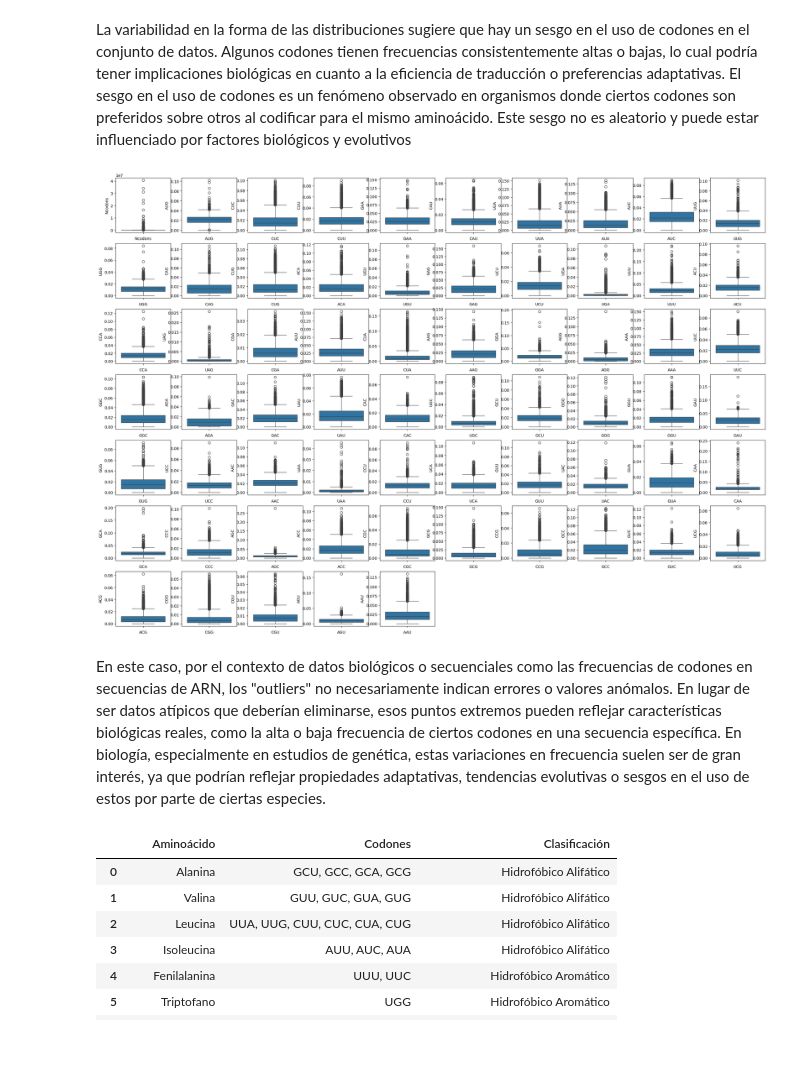
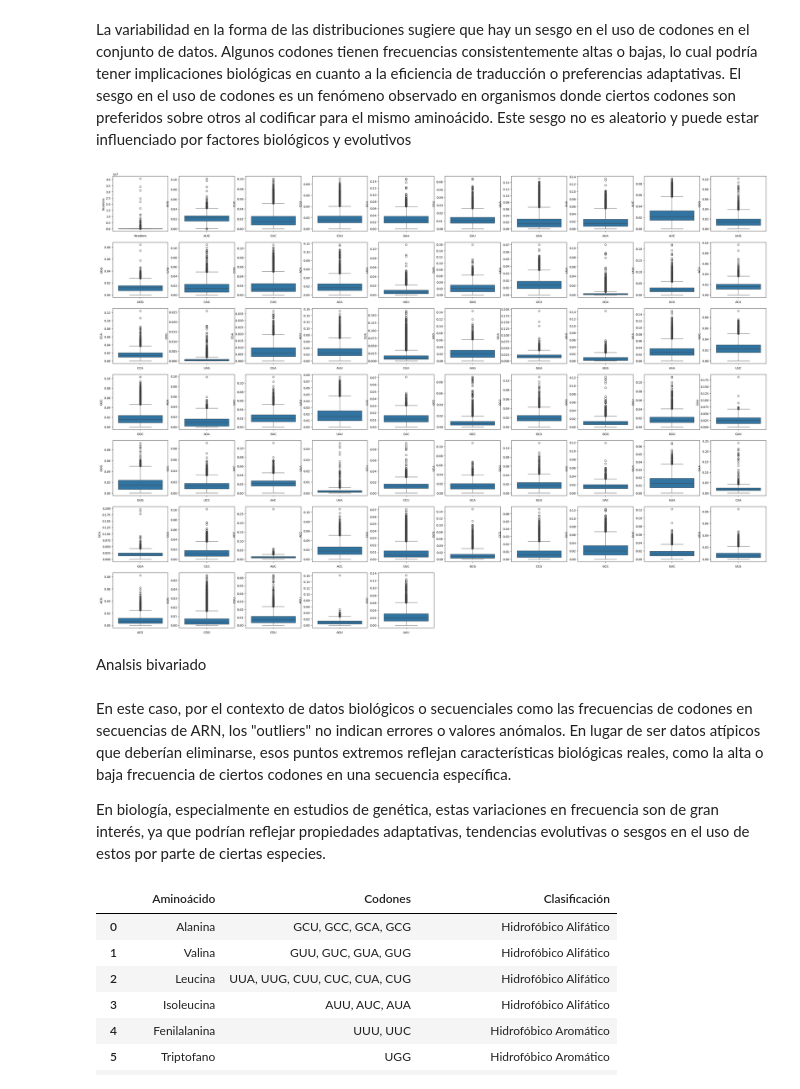
Before and after one commit to esconjaureguy/codon_usage, a Jupyter notebook: codon_usage.ipynb, the cells around one changed output. Drawn from its saved outputs; the diff is of its cells as text; code cells hidden in the pictures; blank space fills up the shorter version.

```diff
--- a/codon_usage.ipynb
+++ b/codon_usage.ipynb
@@ -528,7 +519,7 @@ El data set no swe encuetra equilibrado. Impl,ementar estrategias para equilibra
 # %%
 #equilibro el data set agrupando columnas
 # Definir los valores a reemplazar
-valores_a_reemplazar1 = ['pri', 'rod', 'mam']
+valores_a_reemplazar1 = ['pri', 'rod', 'mam','ani']
 valores_a_reemplazar2 = ['phg']
 valores_a_reemplazar3 = ['arc','plm']
 # Reemplazar los valores
@@ -562,20 +553,24 @@ plt.show()
 La variabilidad en la forma de las distribuciones sugiere que hay un sesgo en el uso de codones en el conjunto de datos. Algunos codones tienen frecuencias consistentemente altas o bajas, lo cual podría tener implicaciones biológicas en cuanto a la eficiencia de traducción o preferencias adaptativas. El sesgo en el uso de codones  es un fenómeno observado en organismos donde ciertos codones son preferidos sobre otros al codificar para el mismo aminoácido. Este sesgo no es aleatorio y puede estar influenciado por factores biológicos y evolutivos
 # %%
 #visualización de la frecuencias de codones en secuencias de ARN
-plt.figure(figsize = (30, 30))
+plt.figure(figsize = (40, 40))
 Ngrafico = 1
 for columna in DF_final:
     if Ngrafico <= 65:
         ax = plt.subplot(10, 10, Ngrafico)
         sns.boxplot(data=DF_final, y=columna)
         plt.xlabel(columna, fontsize = 10)
 
     Ngrafico += 1
 plt.show()
 # %% [output]
-[figure, old version]
+[figure, new version]
+# %% [markdown]
+Analsis bivariado
 # %% [markdown]
-En este caso,  por el contexto de datos biológicos o secuenciales como las frecuencias de codones en secuencias de ARN, los "outliers" no necesariamente indican errores o valores anómalos. En lugar de ser datos atípicos que deberían eliminarse, esos puntos extremos pueden reflejar características biológicas reales, como la alta o baja frecuencia de ciertos codones en una secuencia específica. En biología, especialmente en estudios de genética, estas variaciones en frecuencia suelen ser de gran interés, ya que podrían reflejar propiedades adaptativas, tendencias evolutivas o sesgos en el uso de estos por parte de ciertas especies.
+En este caso,  por el contexto de datos biológicos o secuenciales como las frecuencias de codones en secuencias de ARN, los "outliers" no indican errores o valores anómalos. En lugar de ser datos atípicos que deberían eliminarse, esos puntos extremos reflejan características biológicas reales, como la alta o baja frecuencia de ciertos codones en una secuencia específica.
+
+En biología, especialmente en estudios de genética, estas variaciones en frecuencia son de gran interés, ya que podrían reflejar propiedades adaptativas, tendencias evolutivas o sesgos en el uso de estos por parte de ciertas especies.
 # %%
 # Creo un dataframe para agrupar los codones segun los aminoacidos para los que codifican y los clasifico
 data = {'Aminoácido': ['Alanina', 'Valina', 'Leucina', 'Isoleucina','Fenilalanina', 'Triptofano', 'Tirosina', 'Glicina','Prolina', 'Serina', 'Treonina', 'Cisteína','Asparagina', 'Glutamina', 'Lisina', 'Arginina',
```
Also changed, not shown: parts of 22 cells of this notebook.
